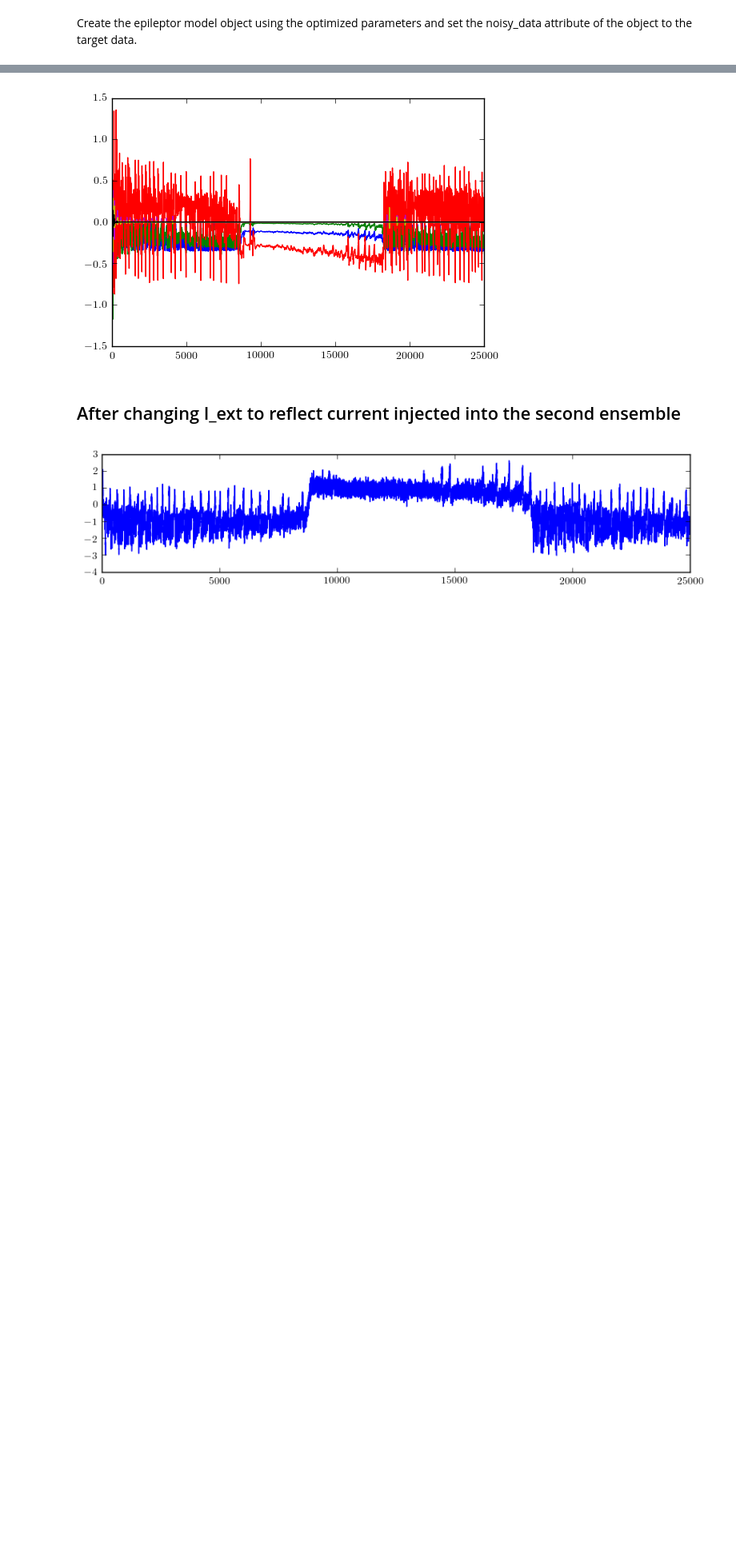
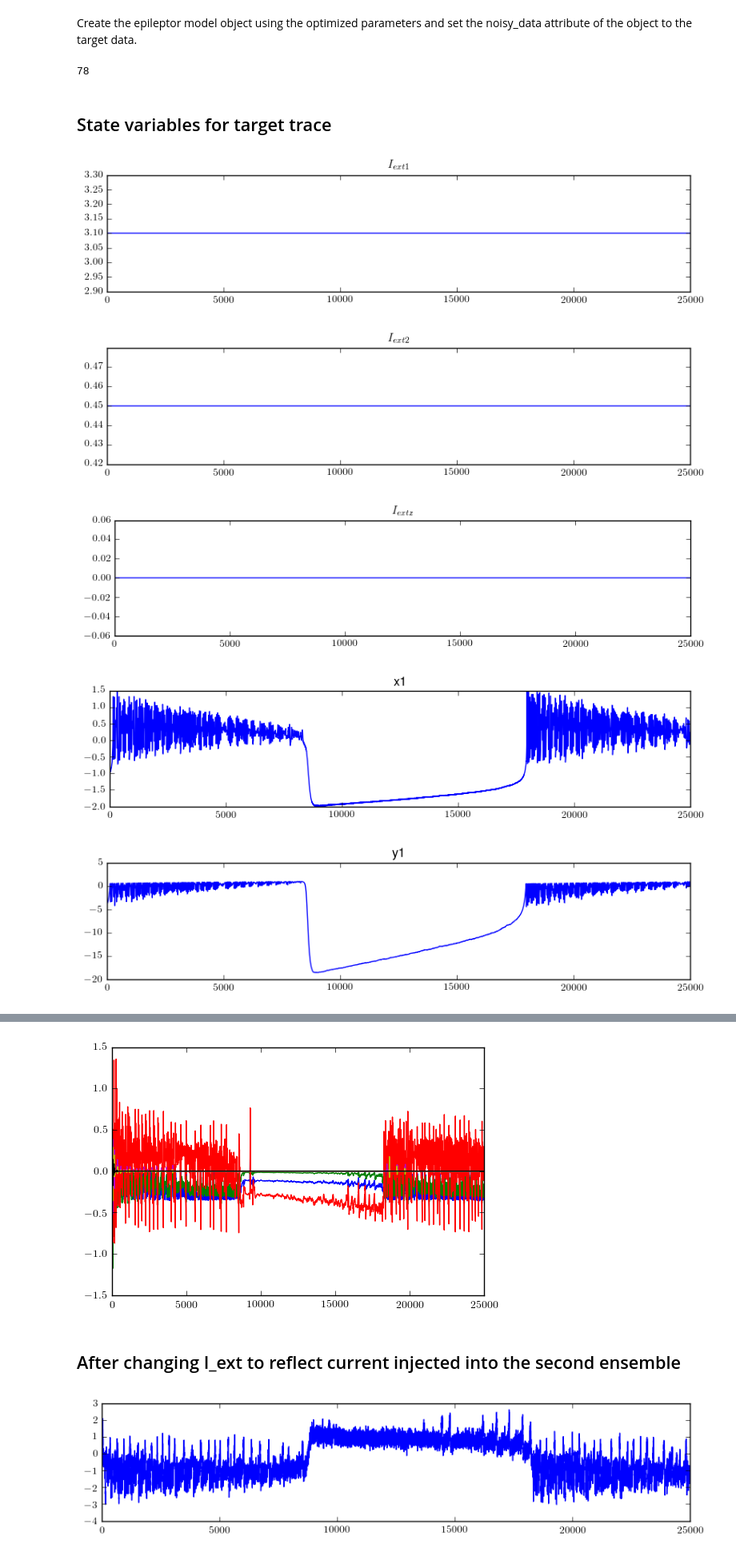
Before and after one commit to eschlaf2/kramer_rotation, a Jupyter notebook: epileptor_bluepy/Applying_Kalman.ipynb, the cells around one changed output, grey strips where cells are left out. Shown at 80% size. Saved outputs shown, nothing was run; the diff lists cells and outputs as text; code cells hidden in the pictures; blank space fills up the shorter version.

```diff
--- a/epileptor_bluepy/Applying_Kalman.ipynb
+++ b/epileptor_bluepy/Applying_Kalman.ipynb
@@ -72,2 +77,21 @@ plot_sim_trace(target, x=time)
 # %% [markdown]
 Create the epileptor model object using the optimized parameters and set the noisy_data attribute of the object to the target data.
+# %%
+np.random.randint(1,100)
+# %% [output]
+78
+# %% [markdown]
+## State variables for target trace
+# %%
+title_strings = np.hstack((target.parameter_names, target.var_names))
+for i in range(target.dims_augmented_state):
+    plt.figure(figsize=(10,2))
+    plt.plot(target.augmented_state[i,:])
+    plt.title(title_strings[i])
+    plt.show()
+# %% [output]
+[figure, added]
+[figure, added]
+[figure, added]
+[figure, added]
+[figure, added]
```
Also changed, not shown: parts of 8 cells of this notebook, 1 other file.
